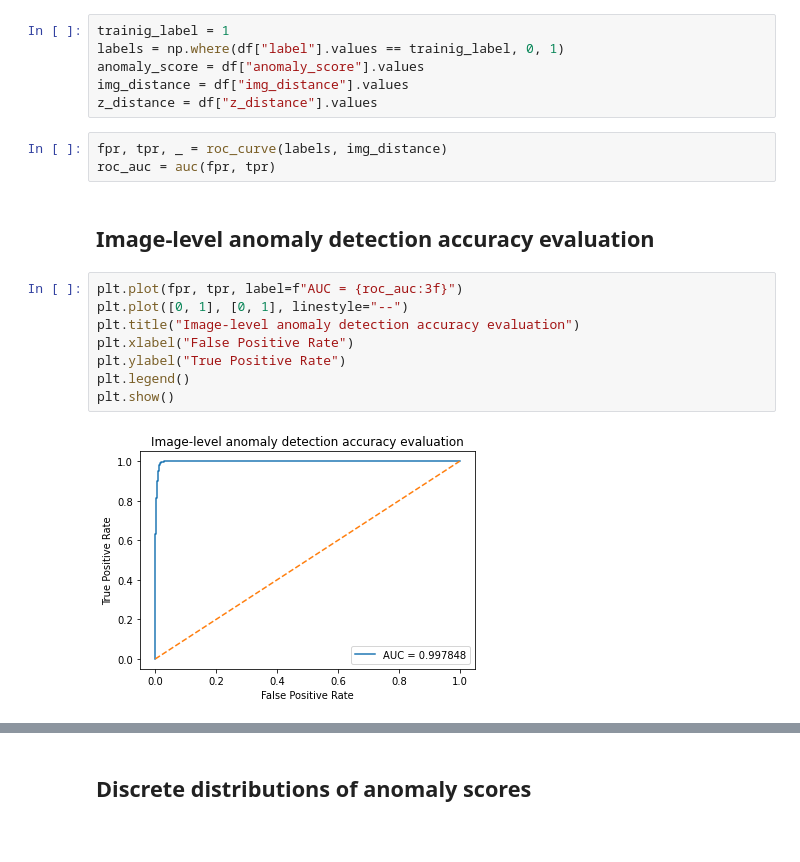
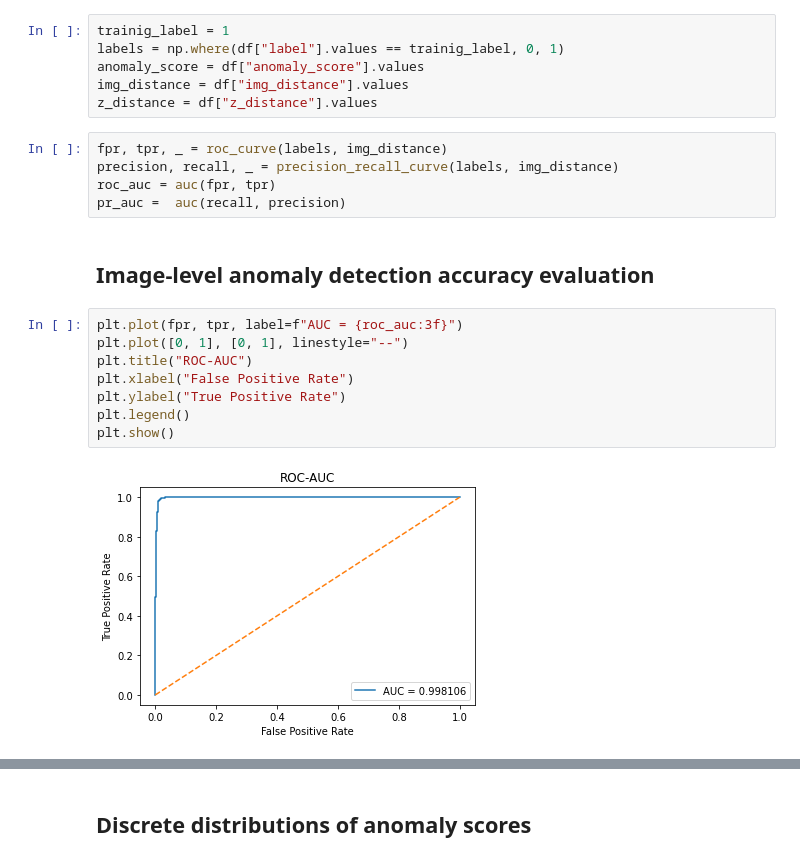
Before and after one commit to A03ki/f-AnoGAN, a Jupyter notebook: visualization.ipynb, the cells around one changed output, grey strips where cells are left out. Saved outputs shown, nothing was run; the diff lists cells and outputs as text.

```diff
--- a/visualization.ipynb
+++ b/visualization.ipynb
@@ -59,16 +59,18 @@ img_distance = df["img_distance"].values
 z_distance = df["z_distance"].values
 # %%
 fpr, tpr, _ = roc_curve(labels, img_distance)
+precision, recall, _ = precision_recall_curve(labels, img_distance)
 roc_auc = auc(fpr, tpr)
+pr_auc =  auc(recall, precision)
 # %% [markdown]
 ## Image-level anomaly detection accuracy evaluation
 # %%
 plt.plot(fpr, tpr, label=f"AUC = {roc_auc:3f}")
 plt.plot([0, 1], [0, 1], linestyle="--")
-plt.title("Image-level anomaly detection accuracy evaluation")
+plt.title("ROC-AUC")
 plt.xlabel("False Positive Rate")
 plt.ylabel("True Positive Rate")
 plt.legend()
 plt.show()
 # %% [output]
-[figure, old version]
+[figure, new version]
```
Also changed, not shown: parts of 6 cells of this notebook.
